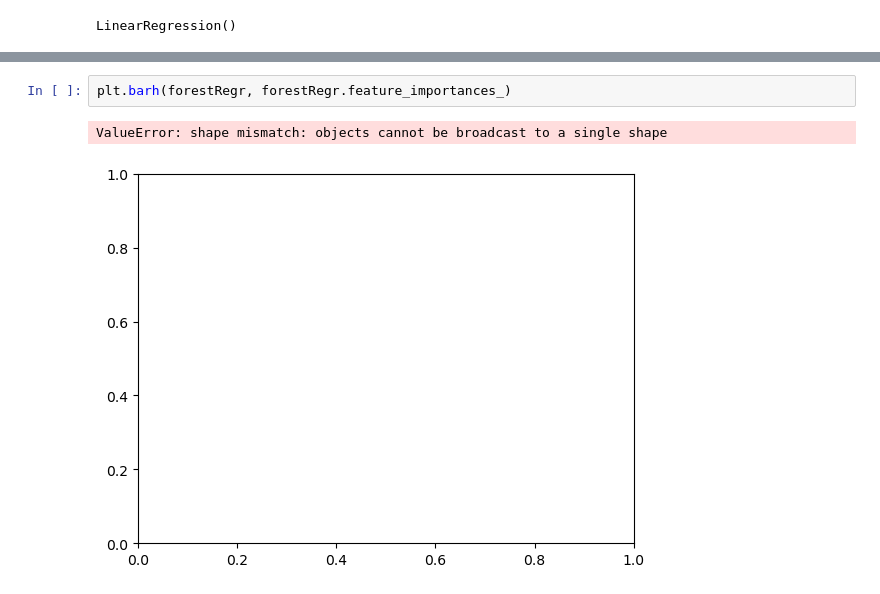
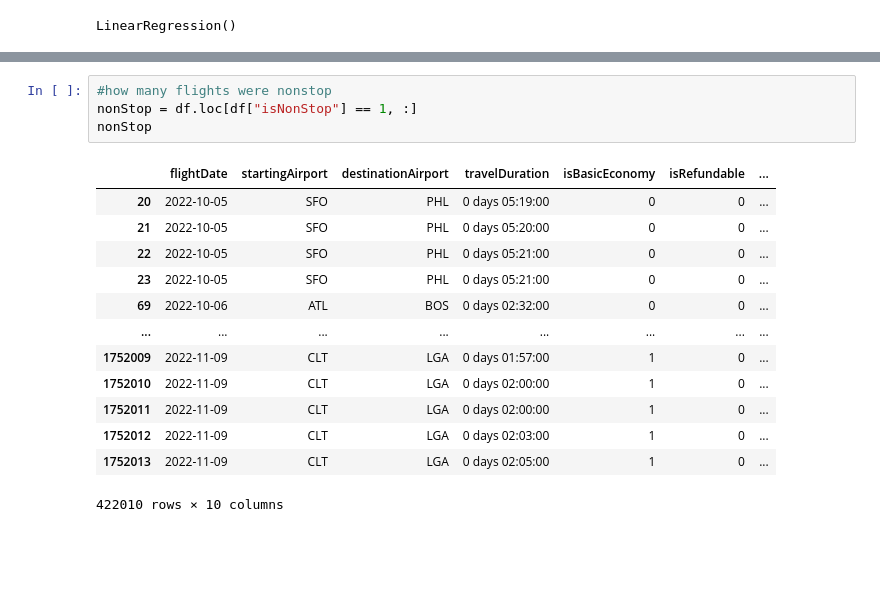
Before and after one commit to TurnerE8/Flight-Price-Predictor, a Jupyter notebook: Machine Learning/Machine_Learning.ipynb, the cells around one changed output, grey strips where cells are left out. Drawn from its saved outputs; the diff is of its cells as text; blank space fills up the shorter version.

```diff
--- a/Machine Learning/Machine_Learning.ipynb
+++ b/Machine Learning/Machine_Learning.ipynb
@@ -217,5 +229,18 @@ array([0.23576096, 0.21515217, 0.02450596, 0.02241565, 0.23615077,
-# %%
-plt.barh(forestRegr, forestRegr.feature_importances_)
-# %% [output]
-ValueError: shape mismatch: objects cannot be broadcast to a single shape
-[figure, removed]
+# %%
+#how many flights were nonstop
+nonStop = df.loc[df["isNonStop"] == 1, :]
+nonStop
+# %% [output]
+|  | flightDate | startingAirport | destinationAirport | travelDuration | isBasicEconomy | isRefundable | ... |
+| 20 | 2022-10-05 | SFO | PHL | 0 days 05:19:00 | 0 | 0 | ... |
+| 21 | 2022-10-05 | SFO | PHL | 0 days 05:20:00 | 0 | 0 | ... |
+| 22 | 2022-10-05 | SFO | PHL | 0 days 05:21:00 | 0 | 0 | ... |
+| 23 | 2022-10-05 | SFO | PHL | 0 days 05:21:00 | 0 | 0 | ... |
+| 69 | 2022-10-06 | ATL | BOS | 0 days 02:32:00 | 0 | 0 | ... |
+| ... | ... | ... | ... | ... | ... | ... | ... |
+| 1752009 | 2022-11-09 | CLT | LGA | 0 days 01:57:00 | 1 | 0 | ... |
+| 1752010 | 2022-11-09 | CLT | LGA | 0 days 02:00:00 | 1 | 0 | ... |
+| 1752011 | 2022-11-09 | CLT | LGA | 0 days 02:00:00 | 1 | 0 | ... |
+| 1752012 | 2022-11-09 | CLT | LGA | 0 days 02:03:00 | 1 | 0 | ... |
+| 1752013 | 2022-11-09 | CLT | LGA | 0 days 02:05:00 | 1 | 0 | ... |
+422010 rows × 10 columns
```
Also changed, not shown: parts of 23 cells of this notebook.
